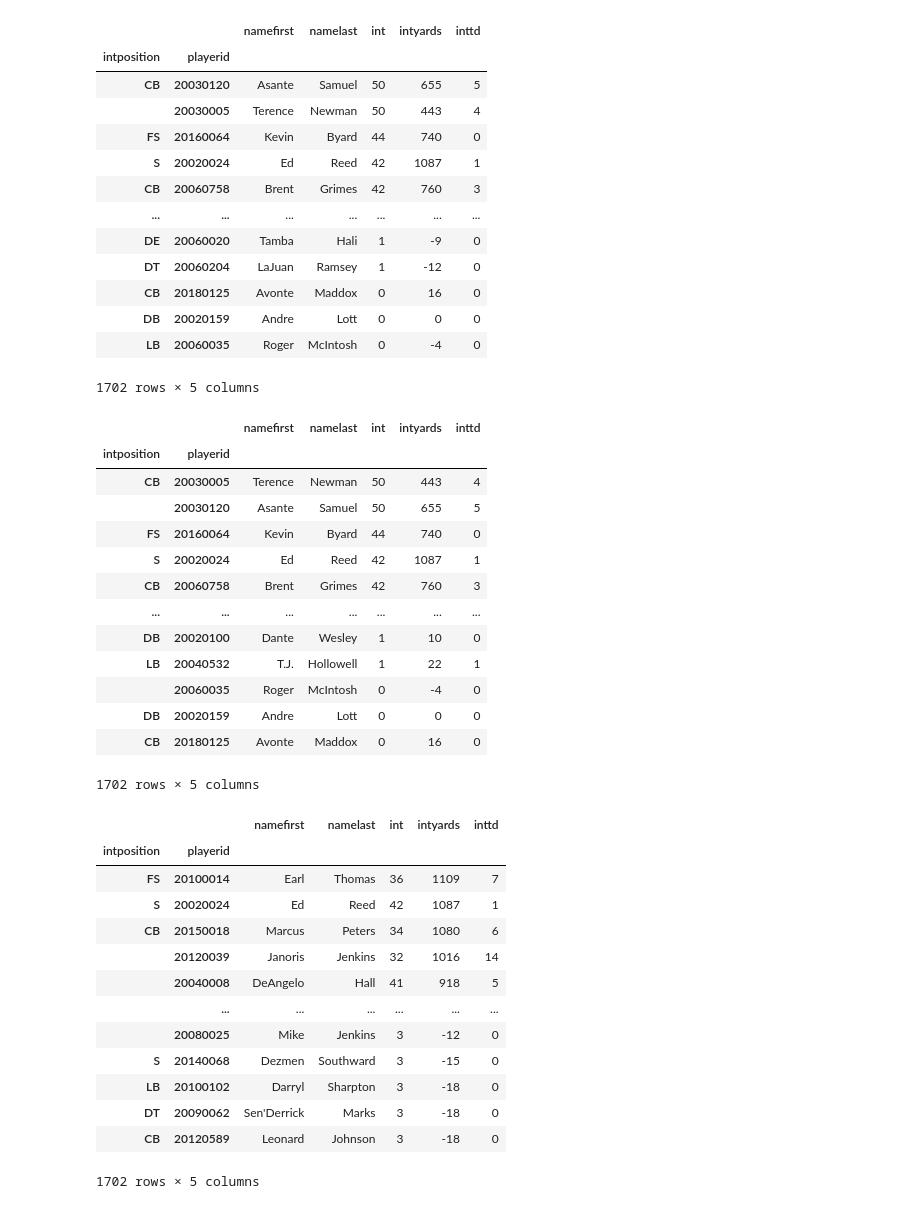
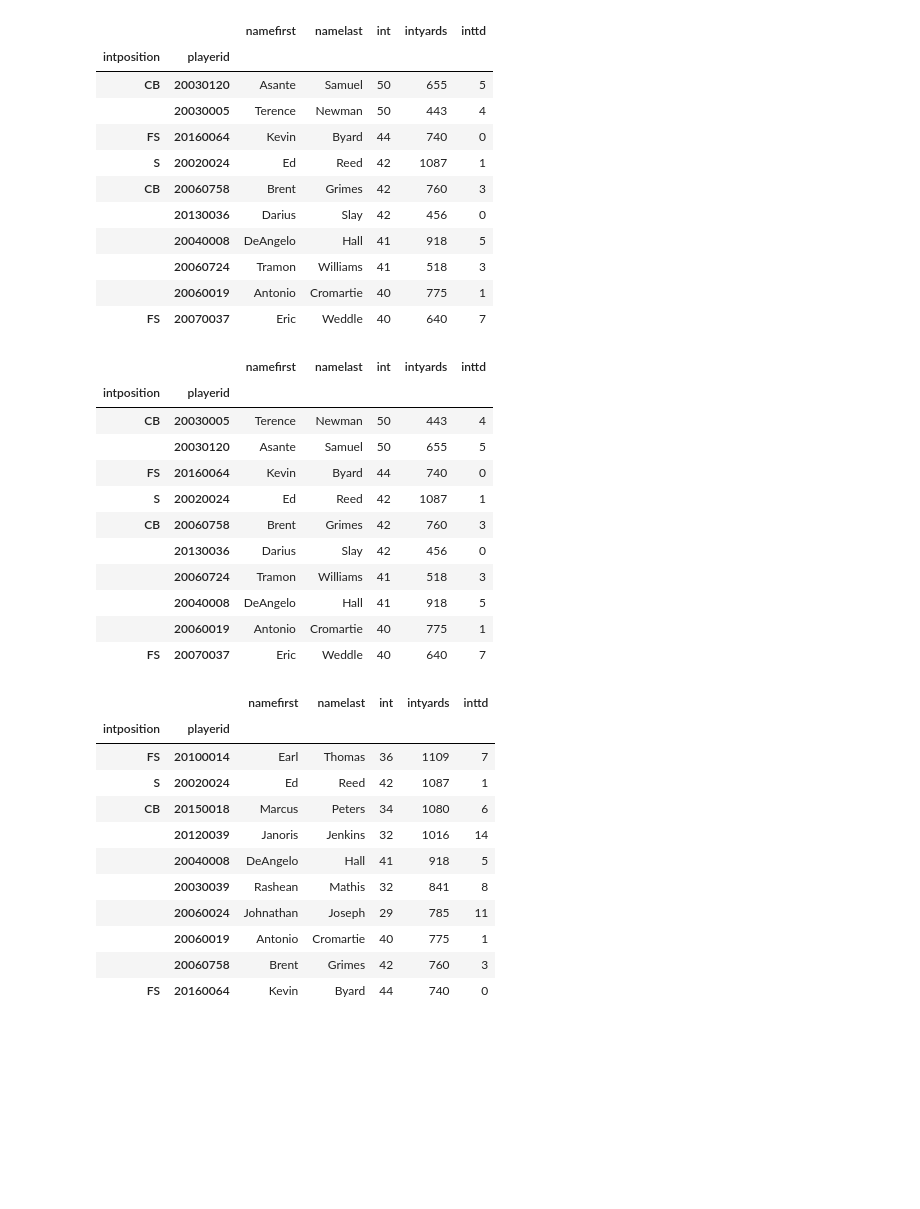
Before and after one commit to grahamendean/ETL-Project, a Jupyter notebook: Code/NFL_Analysis.ipynb, the cells around one changed output. Cells and saved outputs as stored; diff of their text form; code cells hidden in the pictures; blank space fills up the shorter version.

```diff
--- a/Code/NFL_Analysis.ipynb
+++ b/Code/NFL_Analysis.ipynb
@@ -7,26 +7,24 @@ from scipy.stats import sem
 # %%
 int_csv_path = "player_interceptions.csv"
 NFL_Int = pd.read_csv(int_csv_path)
 NFL_Int = NFL_Int.groupby(['intposition','playerid','namefirst','namelast'],as_index=False).sum()
 NFL_Int = NFL_Int.groupby(['intposition','playerid']).max()
-NFL_Int.sort_values(['int','intyards','inttd'],ascending=False)
+NFL_Int.sort_values(['int','intyards','inttd'],ascending=False).head(10)
 # %% [output]
 |  |  | namefirst | namelast | int | intyards | inttd |
 | intposition | playerid |  |  |  |  |  |
 | CB | 20030120 | Asante | Samuel | 50 | 655 | 5 |
 |  | 20030005 | Terence | Newman | 50 | 443 | 4 |
 | FS | 20160064 | Kevin | Byard | 44 | 740 | 0 |
 | S | 20020024 | Ed | Reed | 42 | 1087 | 1 |
 | CB | 20060758 | Brent | Grimes | 42 | 760 | 3 |
-| ... | ... | ... | ... | ... | ... | ... |
-| DE | 20060020 | Tamba | Hali | 1 | -9 | 0 |
-| DT | 20060204 | LaJuan | Ramsey | 1 | -12 | 0 |
-| CB | 20180125 | Avonte | Maddox | 0 | 16 | 0 |
-| DB | 20020159 | Andre | Lott | 0 | 0 | 0 |
-| LB | 20060035 | Roger | McIntosh | 0 | -4 | 0 |
+|  | 20130036 | Darius | Slay | 42 | 456 | 0 |
+|  | 20040008 | DeAngelo | Hall | 41 | 918 | 5 |
+|  | 20060724 | Tramon | Williams | 41 | 518 | 3 |
+|  | 20060019 | Antonio | Cromartie | 40 | 775 | 1 |
+| FS | 20070037 | Eric | Weddle | 40 | 640 | 7 |
-1702 rows × 5 columns
 # %%
-NFL_Total_Int = NFL_Int.sort_values(['int'],ascending=False)
+NFL_Total_Int = NFL_Int.sort_values(['int'],ascending=False).head(10)
 NFL_Total_Int
 # %% [output]
 |  |  | namefirst | namelast | int | intyards | inttd |
@@ -36,15 +34,13 @@ NFL_Total_Int
 | FS | 20160064 | Kevin | Byard | 44 | 740 | 0 |
 | S | 20020024 | Ed | Reed | 42 | 1087 | 1 |
 | CB | 20060758 | Brent | Grimes | 42 | 760 | 3 |
-| ... | ... | ... | ... | ... | ... | ... |
-| DB | 20020100 | Dante | Wesley | 1 | 10 | 0 |
-| LB | 20040532 | T.J. | Hollowell | 1 | 22 | 1 |
-|  | 20060035 | Roger | McIntosh | 0 | -4 | 0 |
-| DB | 20020159 | Andre | Lott | 0 | 0 | 0 |
-| CB | 20180125 | Avonte | Maddox | 0 | 16 | 0 |
+|  | 20130036 | Darius | Slay | 42 | 456 | 0 |
+|  | 20060724 | Tramon | Williams | 41 | 518 | 3 |
+|  | 20040008 | DeAngelo | Hall | 41 | 918 | 5 |
+|  | 20060019 | Antonio | Cromartie | 40 | 775 | 1 |
+| FS | 20070037 | Eric | Weddle | 40 | 640 | 7 |
-1702 rows × 5 columns
 # %%
-NFL_Total_Intyards = NFL_Int.sort_values(['intyards'],ascending=False)
+NFL_Total_Intyards = NFL_Int.sort_values(['intyards'],ascending=False).head(10)
 NFL_Total_Intyards
 # %% [output]
 |  |  | namefirst | namelast | int | intyards | inttd |
@@ -54,11 +50,9 @@ NFL_Total_Intyards
 | CB | 20150018 | Marcus | Peters | 34 | 1080 | 6 |
 |  | 20120039 | Janoris | Jenkins | 32 | 1016 | 14 |
 |  | 20040008 | DeAngelo | Hall | 41 | 918 | 5 |
-|  | ... | ... | ... | ... | ... | ... |
-|  | 20080025 | Mike | Jenkins | 3 | -12 | 0 |
-| S | 20140068 | Dezmen | Southward | 3 | -15 | 0 |
-| LB | 20100102 | Darryl | Sharpton | 3 | -18 | 0 |
-| DT | 20090062 | Sen'Derrick | Marks | 3 | -18 | 0 |
-| CB | 20120589 | Leonard | Johnson | 3 | -18 | 0 |
+|  | 20030039 | Rashean | Mathis | 32 | 841 | 8 |
+|  | 20060024 | Johnathan | Joseph | 29 | 785 | 11 |
+|  | 20060019 | Antonio | Cromartie | 40 | 775 | 1 |
+|  | 20060758 | Brent | Grimes | 42 | 760 | 3 |
+| FS | 20160064 | Kevin | Byard | 44 | 740 | 0 |
-1702 rows × 5 columns
 # %%
```
Also changed, not shown: parts of 6 cells of this notebook.
